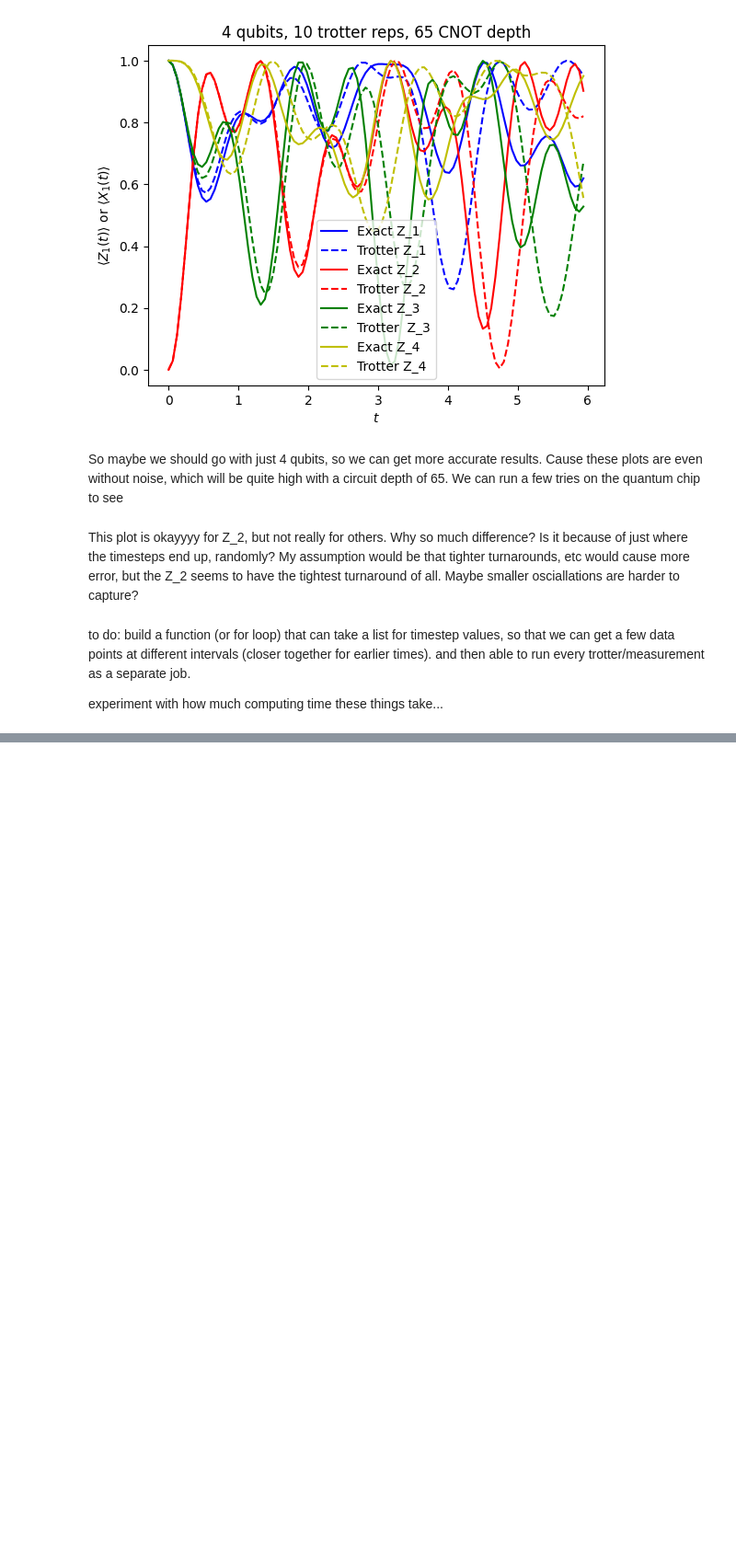
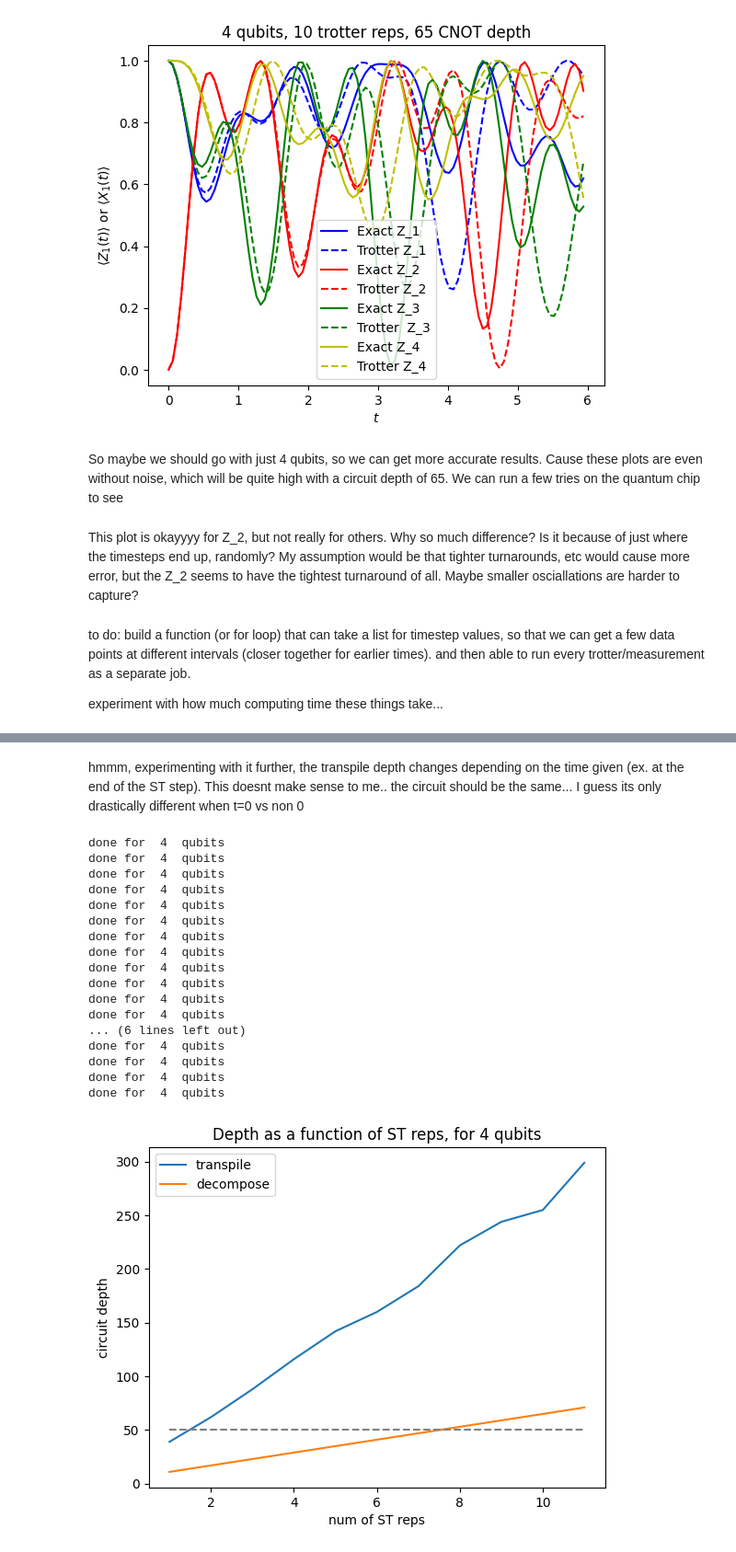
Before and after one commit to laramt04/Time-Evolution-QC-Project, a Jupyter notebook: KyranCNOTdepth.ipynb, the cells around one changed output, grey strips where cells are left out. Shown at 92% size. Drawn from its saved outputs; the diff is of its cells as text; code cells hidden in the pictures; blank space fills up the shorter version.

```diff
--- a/KyranCNOTdepth.ipynb
+++ b/KyranCNOTdepth.ipynb
@@ -328,0 +546,37 @@ experiment with how much computing time these things take...
+# %% [markdown]
+hmmm, experimenting with it further, the transpile depth changes depending on the time given (ex. at the end of the ST step). This doesnt make sense to me.. the circuit should be the same... I guess its only drastically different when t=0 vs non 0
+# %%
+#plotting both as a function of ST reps, for 4 qubits
+L = 4
+STreps = [i+1 for i in range(11)]
+t_depth = [circuitdepths(L=L,Jz=2,qubit_measured=1,direction_measured='Z',backendobject=real_backend,order=1,reps=r)[0] for r in STreps]
+d_depth = [circuitdepths(L=L,Jz=2,qubit_measured=1,direction_measured='Z',backendobject=real_backend,order=1,reps=r)[1] for r in STreps]
+
+plt.plot(STreps,t_depth,label='transpile')
+plt.plot(STreps,d_depth,label='decompose')
+plt.legend()
+plt.xlabel('num of ST reps')
+plt.ylabel('circuit depth')
+plt.hlines(50,1,11,colors='grey',linestyles='--')
+plt.title('Depth as a function of ST reps, for 4 qubits')
+plt.show()
+plt.close()
+# %% [output]
+done for  4  qubits
+done for  4  qubits
+done for  4  qubits
+done for  4  qubits
+done for  4  qubits
+done for  4  qubits
+done for  4  qubits
+done for  4  qubits
+done for  4  qubits
+done for  4  qubits
+done for  4  qubits
+done for  4  qubits
+... (6 lines left out)
+done for  4  qubits
+done for  4  qubits
+done for  4  qubits
+done for  4  qubits
+[figure, added]
```
Also changed, not shown: parts of 20 cells of this notebook, 1 other file.
